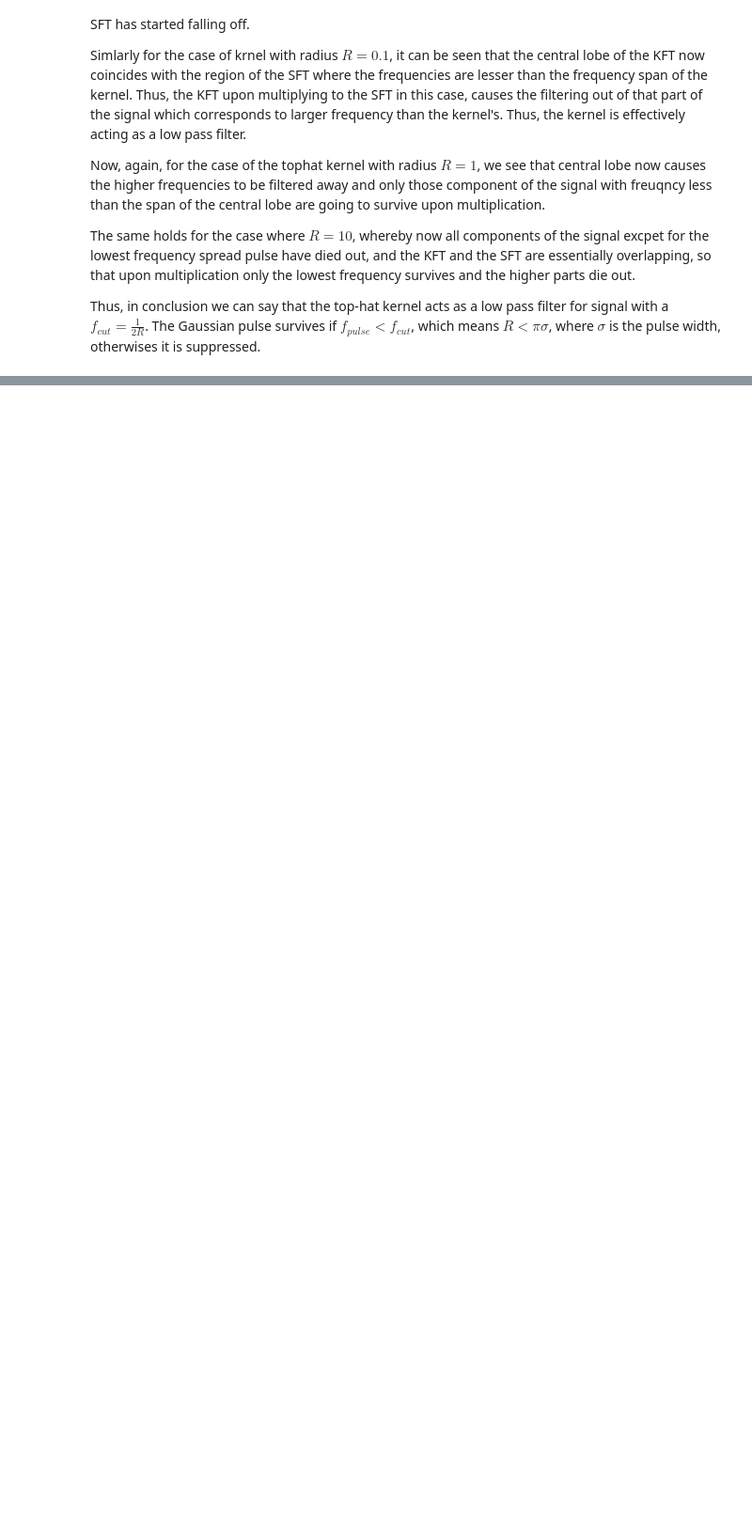
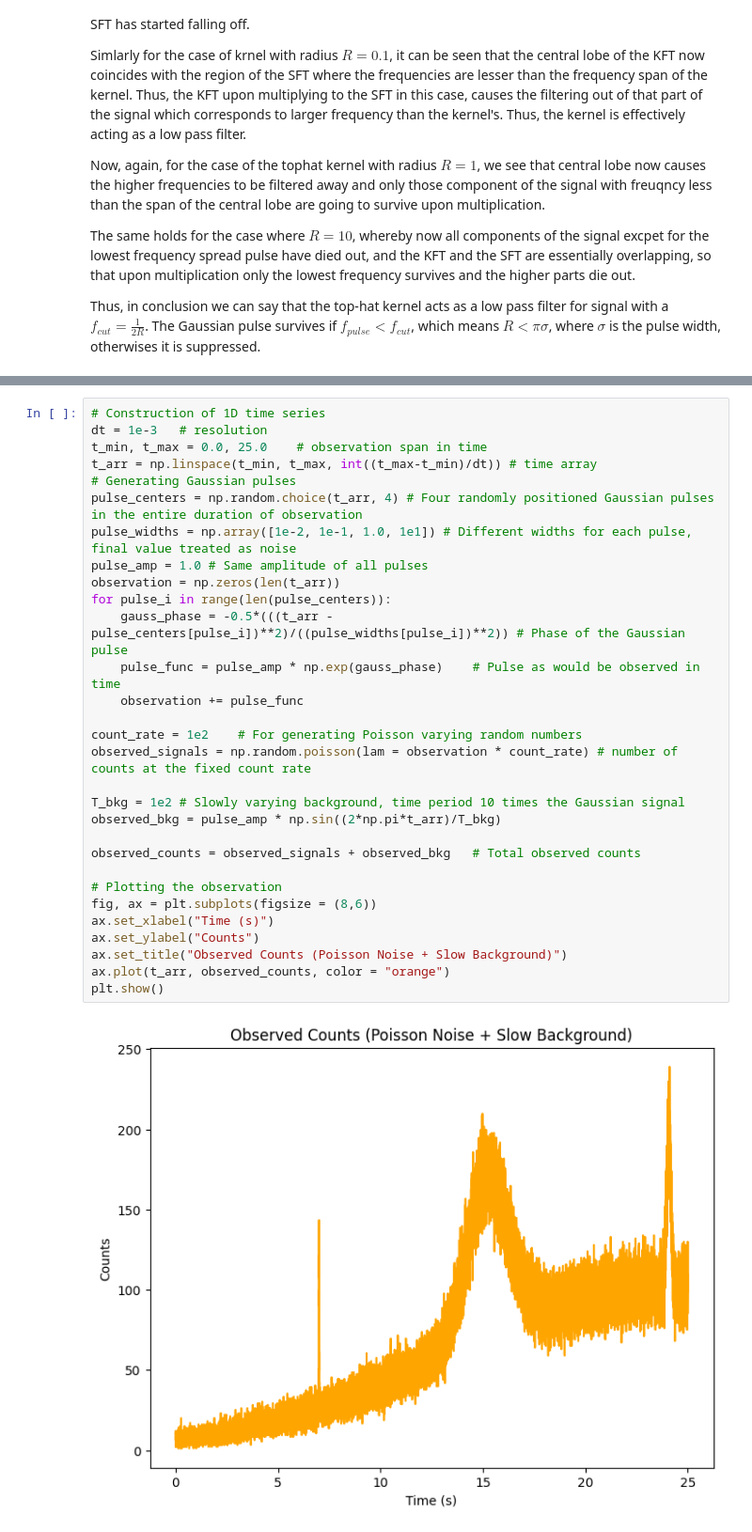
Before and after one commit to sarthak-tri/ACR_2026_TIFR_assignments, a Jupyter notebook: assignment-2/answers-assignment-2.ipynb, the cells around one changed output, grey strips where cells are left out. Shown at 94% size. Drawn from its saved outputs; the diff is of its cells as text; blank space fills up the shorter version.

```diff
--- a/assignment-2/answers-assignment-2.ipynb
+++ b/assignment-2/answers-assignment-2.ipynb
@@ -529,0 +534,32 @@ Thus, in conclusion we can say that the top-hat kernel acts as a low pass filter
+# %%
+# Construction of 1D time series
+dt = 1e-3   # resolution
+t_min, t_max = 0.0, 25.0    # observation span in time
+t_arr = np.linspace(t_min, t_max, int((t_max-t_min)/dt)) # time array
+# Generating Gaussian pulses
+pulse_centers = np.random.choice(t_arr, 4) # Four randomly positioned Gaussian pulses in the entire duration of observation
+pulse_widths = np.array([1e-2, 1e-1, 1.0, 1e1]) # Different widths for each pulse, final value treated as noise
+pulse_amp = 1.0 # Same amplitude of all pulses
+observation = np.zeros(len(t_arr))
+for pulse_i in range(len(pulse_centers)):
+    gauss_phase = -0.5*(((t_arr - pulse_centers[pulse_i])**2)/((pulse_widths[pulse_i])**2)) # Phase of the Gaussian pulse
+    pulse_func = pulse_amp * np.exp(gauss_phase)    # Pulse as would be observed in time
+    observation += pulse_func
+
+count_rate = 1e2    # For generating Poisson varying random numbers
+observed_signals = np.random.poisson(lam = observation * count_rate) # number of counts at the fixed count rate
+
+T_bkg = 1e2 # Slowly varying background, time period 10 times the Gaussian signal
+observed_bkg = pulse_amp * np.sin((2*np.pi*t_arr)/T_bkg)
+
+observed_counts = observed_signals + observed_bkg   # Total observed counts
+
+# Plotting the observation
+fig, ax = plt.subplots(figsize = (8,6))
+ax.set_xlabel("Time (s)")
+ax.set_ylabel("Counts")
+ax.set_title("Observed Counts (Poisson Noise + Slow Background)")
+ax.plot(t_arr, observed_counts, color = "orange")
+plt.show()
+# %% [output]
+[figure, added]
```
Also changed, not shown: parts of 6 cells of this notebook.
